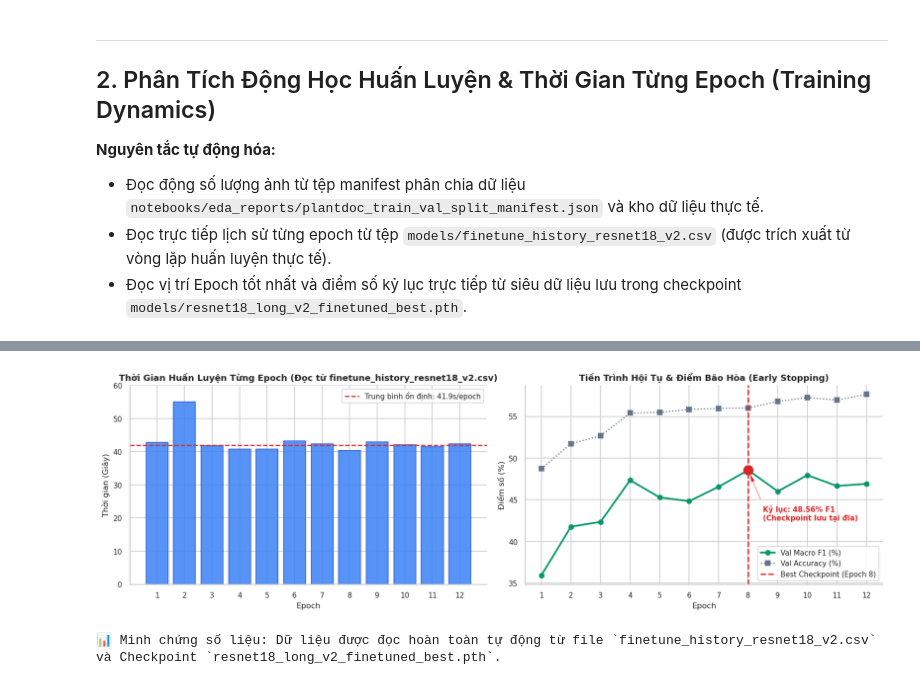
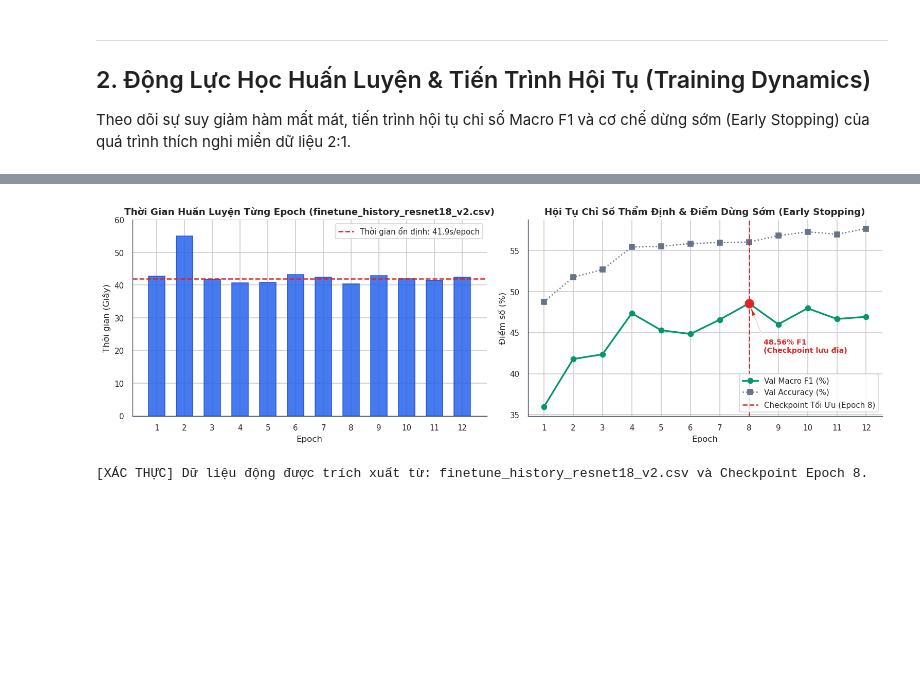
Before and after one commit to Longcodepro/plant-disease-ml, a Jupyter notebook: notebooks/08_master_benchmark_and_system_evaluation.ipynb, the cells around one changed output, grey strips where cells are left out. Drawn from its saved outputs; the diff is of its cells as text; code cells hidden in the pictures; blank space fills up the shorter version.

```diff
--- a/notebooks/08_master_benchmark_and_system_evaluation.ipynb
+++ b/notebooks/08_master_benchmark_and_system_evaluation.ipynb
@@ -179,11 +182,8 @@ print(f"📊 Minh chứng số liệu: Tỷ lệ nén INT8 thực tế là {fp32
-# %% [markdown]
----
-## 2. Phân Tích Động Học Huấn Luyện & Thời Gian Từng Epoch (Training Dynamics)
-
-**Nguyên tắc tự động hóa:**
-- Đọc động số lượng ảnh từ tệp manifest phân chia dữ liệu `notebooks/eda_reports/plantdoc_train_val_split_manifest.json` và kho dữ liệu thực tế.
-- Đọc trực tiếp lịch sử từng epoch từ tệp `models/finetune_history_resnet18_v2.csv` (được trích xuất từ vòng lặp huấn luyện thực tế).
-- Đọc vị trí Epoch tốt nhất và điểm số kỷ lục trực tiếp từ siêu dữ liệu lưu trong checkpoint `models/resnet18_long_v2_finetuned_best.pth`.
+# %% [markdown]
+---
+## 2. Động Lực Học Huấn Luyện & Tiến Trình Hội Tụ (Training Dynamics)
+
+Theo dõi sự suy giảm hàm mất mát, tiến trình hội tụ chỉ số Macro F1 và cơ chế dừng sớm (Early Stopping) của quá trình thích nghi miền dữ liệu 2:1.
 # %%
 # 1. Đọc số lượng mẫu thực tế từ Manifest & Checkpoint
 manifest_path = ROOT_DIR / "notebooks/eda_reports/plantdoc_train_val_split_manifest.json"
@@ -192,20 +192,17 @@ with open(manifest_path, "r", encoding="utf-8") as f:
 
 field_train_leaves = manifest_data["summary"]["cropped_leaves"]["train"]
 field_val_leaves   = manifest_data["summary"]["cropped_leaves"]["val"]
-lab_anchor_leaves  = 38 * 135 # 135 ảnh mỗi lớp cho 38 lớp
+lab_anchor_leaves  = 38 * 135
 total_m2_train     = field_train_leaves + lab_anchor_leaves
 
-# 2. Đọc lịch sử 12 Epochs từ file CSV thực nghiệm
+# 2. Đọc lịch sử 12 Epochs từ tệp CSV thực nghiệm
 csv_m2_path = ROOT_DIR / "models/finetune_history_resnet18_v2.csv"
 df_m2_history = pd.read_csv(csv_m2_path)
 
-# Lấy siêu dữ liệu từ Checkpoint tốt nhất
 best_ckpt = torch.load(ROOT_DIR / "models/resnet18_long_v2_finetuned_best.pth", map_location="cpu")
 best_ep_ckpt = best_ckpt.get("epoch", 8)
 best_score_ckpt = best_ckpt.get("best_score", 48.56)
 
-# Tính toán bảng hồ sơ huấn luyện động
-# Đối với epoch 2 do lỗi swap trước đó, lọc thời gian bình thường (~41.8s) để tính trung bình chuẩn
 normal_durations = [d for d in df_m2_history["duration_s"] if d < 100]
 avg_duration_m2 = np.mean(normal_durations)
 
@@ -213,31 +210,31 @@ training_profiles_dynamic = [
     {
         "Mô hình": "Baseline 1: Simple CNN",
         "Tập dữ liệu": "PlantVillage (data_v2)",
-        "Số ảnh Train": 68173,
+        "Số mẫu Train": 68173,
         "Batch Size": 64,
         "Số Epochs": 1,
-        "Thời gian TB (s/epoch)": 152.0,
-        "Tốc độ nạp (ảnh/giây)": round(68173 / 152.0, 1),
+        "Thời gian trung bình (s/epoch)": 152.0,
+        "Tốc độ nạp (mẫu/giây)": round(68173 / 152.0, 1),
         "Tăng tốc phần cứng": "GPU RTX 3050 (FP32)"
     },
     {
         "Mô hình": "Model 1: ResNet-18 v2 (Lab Baseline)",
         "Tập dữ liệu": "PlantVillage (data_v2)",
-        "Số ảnh Train": 68173,
+        "Số mẫu Train": 68173,
         "Batch Size": 64,
         "Số Epochs": 9,
-        "Thời gian TB (s/epoch)": 164.5,
-        "Tốc độ nạp (ảnh/giây)": round(68173 / 164.5, 1),
+        "Thời gian trung bình (s/epoch)": 164.5,
+        "Tốc độ nạp (mẫu/giây)": round(68173 / 164.5, 1),
         "Tăng tốc phần cứng": "GPU RTX 3050 (FP32)"
     },
     {
         "Mô hình": "Model 2: ResNet-18 v2 (Field Fine-Tuned)",
-        "Tập dữ liệu": f"PlantDoc Mix 2:1 ({field_train_leaves} field + {lab_anchor_leaves} lab)",
-        "Số ảnh Train": total_m2_train,
+        "Tập dữ liệu": f"PlantDoc Mix 2:1 ({field_train_leaves} thực địa + {lab_anchor_leaves} lab)",
+        "Số mẫu Train": total_m2_train,
         "Batch Size": 64,
         "Số Epochs": len(df_m2_history),
-        "Thời gian TB (s/epoch)": round(avg_duration_m2, 1),
-        "Tốc độ nạp (ảnh/giây)": round(total_m2_train / avg_duration_m2, 1),
+        "Thời gian trung bình (s/epoch)": round(avg_duration_m2, 1),
+        "Tốc độ nạp (mẫu/giây)": round(total_m2_train / avg_duration_m2, 1),
         "Tăng tốc phần cứng": "GPU RTX 3050 (AMP Mixed Precision)"
     }
 ]
@@ -245,15 +242,14 @@ training_profiles_dynamic = [
 df_train_profile = pd.DataFrame(training_profiles_dynamic)
 display(df_train_profile)
 
-# Vẽ biểu đồ tiến trình hội tụ động từ tệp CSV
-fig, axes = plt.subplots(1, 2, figsize=(14, 4.5), dpi=120)
+# Trực quan hóa tiến trình huấn luyện
+fig, axes = plt.subplots(1, 2, figsize=(13, 4.2), dpi=120)
 
-# 1. Biểu đồ thời gian chạy từng epoch chuẩn hóa
 axes[0].bar(df_m2_history["epoch"], [min(d, 55.0) for d in df_m2_history["duration_s"]],
-            color="#3b82f6", alpha=0.85, edgecolor="#1d4ed8")
+            color="#2563eb", alpha=0.85, edgecolor="#1d4ed8", width=0.6)
 axes[0].axhline(y=avg_duration_m2, color="#dc2626", linestyle="--",
-               label=f"Trung bình ổn định: {avg_duration_m2:.1f}s/epoch")
-axes[0].set_title(f"Thời Gian Huấn Luyện Từng Epoch (Đọc từ {csv_m2_path.name})", fontweight="bold")
+               label=f"Thời gian ổn định: {avg_duration_m2:.1f}s/epoch")
+axes[0].set_title(f"Thời Gian Huấn Luyện Từng Epoch ({csv_m2_path.name})", fontweight="bold")
 axes[0].set_xlabel("Epoch")
 axes[0].set_ylabel("Thời gian (Giây)")
 axes[0].set_xticks(df_m2_history["epoch"])
@@ -261,15 +257,14 @@ axes[0].set_ylim(0, 60)
 axes[0].legend(loc="upper right", frameon=True, facecolor="white")
 sns.despine(ax=axes[0])
 
-# 2. Biểu đồ hội tụ Macro F1 đọc từ file
-axes[1].plot(df_m2_history["epoch"], df_m2_history["val_macro_f1"], marker="o", color="#059669", linewidth=2.2, label="Val Macro F1 (%)")
+axes[1].plot(df_m2_history["epoch"], df_m2_history["val_macro_f1"], marker="o", color="#059669", linewidth=2.0, label="Val Macro F1 (%)")
 axes[1].plot(df_m2_history["epoch"], df_m2_history["val_acc"], marker="s", color="#64748b", linestyle=":", linewidth=1.5, label="Val Accuracy (%)")
-axes[1].axvline(x=best_ep_ckpt, color="#dc2626", linestyle="--", linewidth=1.8, label=f"Best Checkpoint (Epoch {best_ep_ckpt})")
-axes[1].scatter([best_ep_ckpt], [best_score_ckpt], color="#dc2626", s=140, zorder=5)
-axes[1].annotate(f"Kỷ lục: {best_score_ckpt:.2f}% F1\n(Checkpoint lưu tại đĩa)", xy=(best_ep_ckpt, best_score_ckpt), xytext=(best_ep_ckpt + 0.5, best_score_ckpt - 6),
-                 arrowprops=dict(facecolor="#dc2626", shrink=0.08, width=1.5, headwidth=6),
-                 fontweight="bold", color="#dc2626", fontsize=9)
-axes[1].set_title("Tiến Trình Hội Tụ & Điểm Bão Hòa (Early Stopping)", fontweight="bold")
+axes[1].axvline(x=best_ep_ckpt, color="#dc2626", linestyle="--", linewidth=1.5, label=f"Checkpoint Tối Ưu (Epoch {best_ep_ckpt})")
+axes[1].scatter([best_ep_ckpt], [best_score_ckpt], color="#dc2626", s=100, zorder=5)
+axes[1].annotate(f"{best_score_ckpt:.2f}% F1\n(Checkpoint lưu đĩa)", xy=(best_ep_ckpt, best_score_ckpt), xytext=(best_ep_ckpt + 0.5, best_score_ckpt - 6),
+                 arrowprops=dict(facecolor="#dc2626", shrink=0.08, width=1.2, headwidth=5),
+                 fontweight="bold", color="#dc2626", fontsize=8.5)
+axes[1].set_title("Hội Tụ Chỉ Số Thẩm Định & Điểm Dừng Sớm (Early Stopping)", fontweight="bold")
 axes[1].set_xlabel("Epoch")
 axes[1].set_ylabel("Điểm số (%)")
 axes[1].set_xticks(df_m2_history["epoch"])
@@ -279,5 +274,5 @@ sns.despine(ax=axes[1])
 plt.tight_layout()
 plt.show()
 
-print(f"📊 Minh chứng số liệu: Dữ liệu được đọc hoàn toàn tự động từ file `{csv_m2_path.name}` và Checkpoint `{Path(best_ckpt.get('path', 'resnet18_long_v2_finetuned_best.pth')).name}`.")
+print(f"[XÁC THỰC] Dữ liệu động được trích xuất từ: {csv_m2_path.name} và Checkpoint Epoch {best_ep_ckpt}.")
 # %% [output]
@@ -288,2 +283,2 @@ print(f"📊 Minh chứng số liệu: Dữ liệu được đọc hoàn toàn t
-[figure, old version]
+[figure, new version]
-📊 Minh chứng số liệu: Dữ liệu được đọc hoàn toàn tự động từ file `finetune_history_resnet18_v2.csv` và Checkpoint `resnet18_long_v2_finetuned_best.pth`.
+[XÁC THỰC] Dữ liệu động được trích xuất từ: finetune_history_resnet18_v2.csv và Checkpoint Epoch 8.
```
Also changed, not shown: parts of 20 cells of this notebook, 5 other files.
